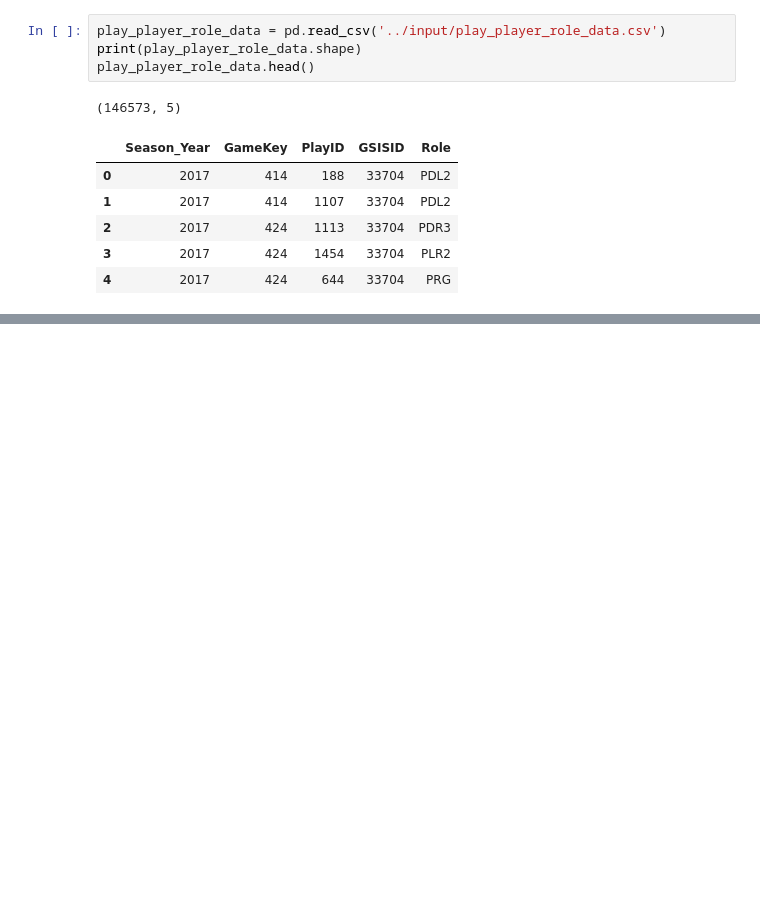
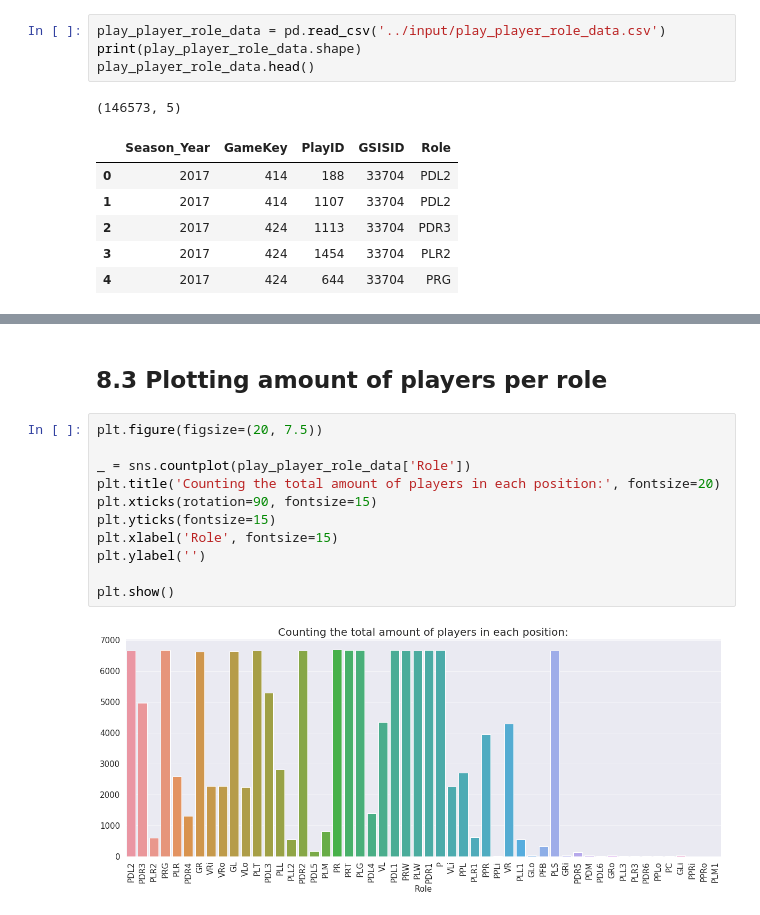
Before and after one commit to CJL89/NFL-Punt-Analysis, a Jupyter notebook: NFL_Punt_Analysis.ipynb, the cells around one changed output, grey strips where cells are left out. Saved outputs shown, nothing was run; the diff lists cells and outputs as text; blank space fills up the shorter version.

```diff
--- a/NFL_Punt_Analysis.ipynb
+++ b/NFL_Punt_Analysis.ipynb
@@ -637,0 +668,15 @@ play_player_role_data.head()
+# %% [markdown]
+## <a id='play_player_role_data_plot'><b>8.3 Plotting amount of players per role</b></a>
+# %%
+plt.figure(figsize=(20, 7.5))
+
+_ = sns.countplot(play_player_role_data['Role'])
+plt.title('Counting the total amount of players in each position:', fontsize=20)
+plt.xticks(rotation=90, fontsize=15)
+plt.yticks(fontsize=15)
+plt.xlabel('Role', fontsize=15)
+plt.ylabel('')
+
+plt.show()
+# %% [output]
+[figure, added]
```
Also changed, not shown: parts of 16 cells of this notebook.
